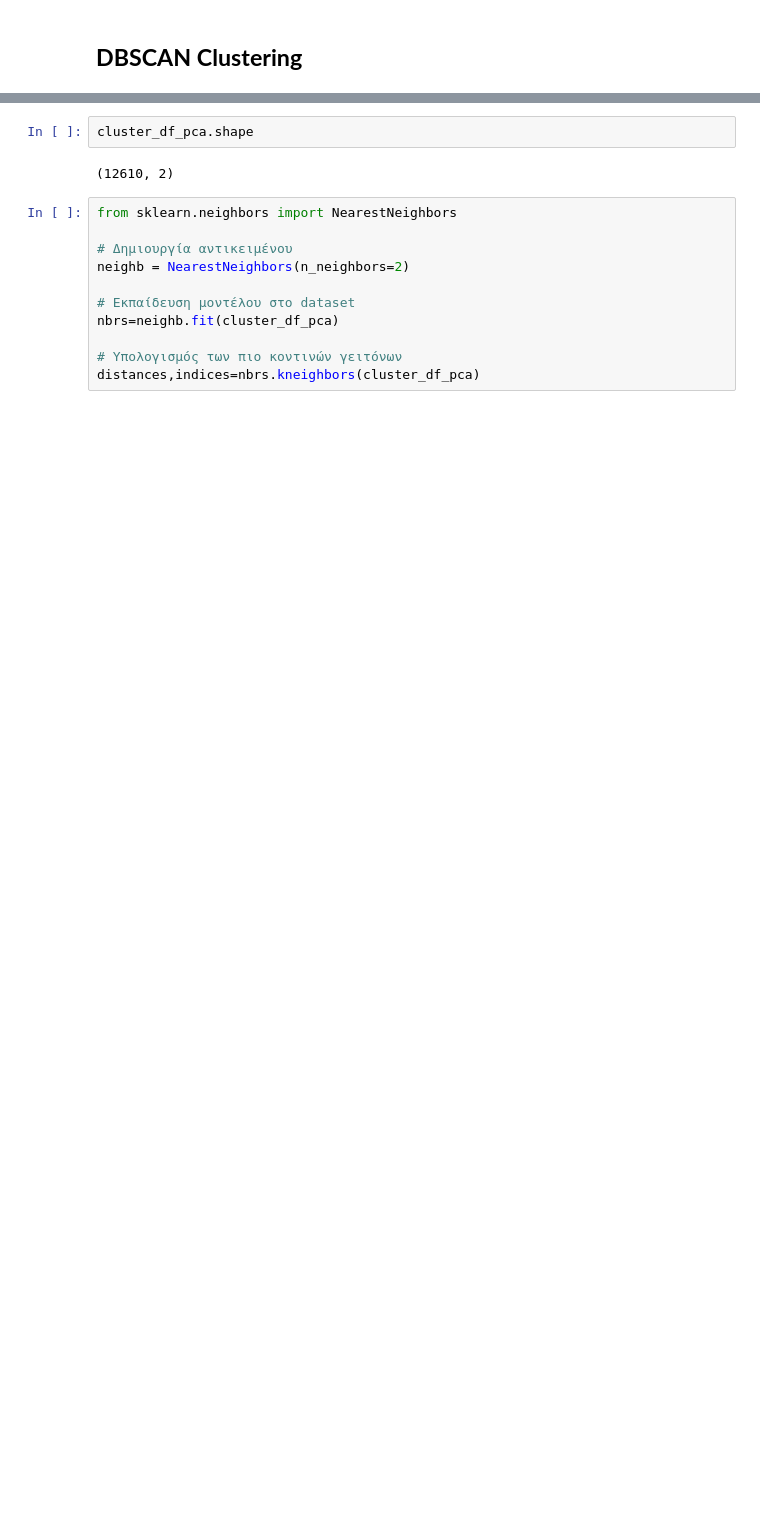
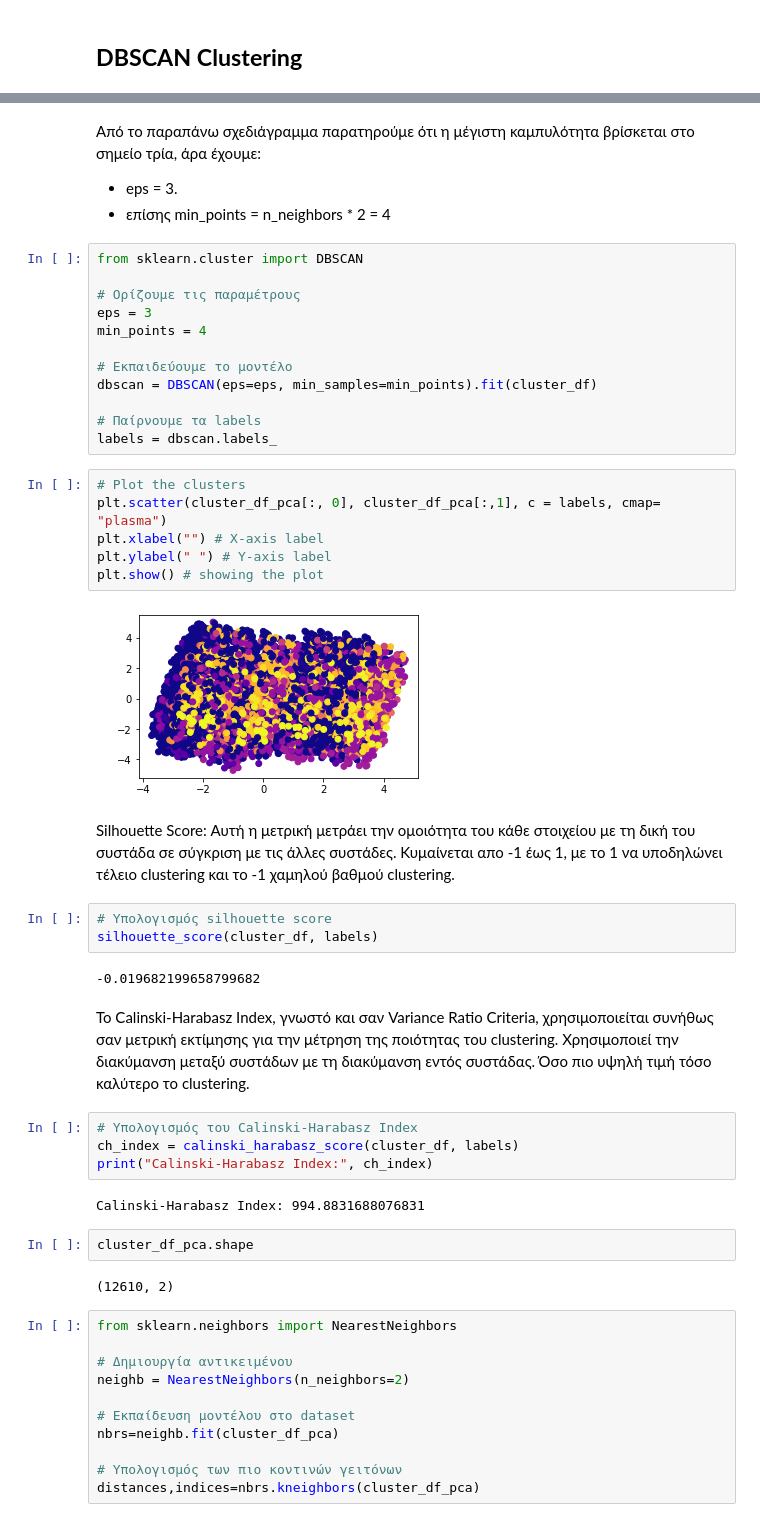
Before and after one commit to Maagnitude/coupon-recommend-models, a Jupyter notebook: coupon_recommend_models.ipynb, the cells around one changed output, grey strips where cells are left out. Saved outputs shown, nothing was run; the diff lists cells and outputs as text; blank space fills up the shorter version.

```diff
--- a/coupon_recommend_models.ipynb
+++ b/coupon_recommend_models.ipynb
@@ -880,3 +912,42 @@ To calculate the value of Eps, we shall calculate the distance between each data
+# %% [markdown]
+Από το παραπάνω σχεδιάγραμμα παρατηρούμε ότι η μέγιστη καμπυλότητα βρίσκεται στο σημείο τρία, άρα έχουμε:
+* eps = 3.
+* επίσης min_points = n_neighbors * 2 = 4
+# %%
+from sklearn.cluster import DBSCAN
+
+# Ορίζουμε τις παραμέτρους
+eps = 3
+min_points = 4
+
+# Εκπαιδεύουμε το μοντέλο
+dbscan = DBSCAN(eps=eps, min_samples=min_points).fit(cluster_df)
+
+# Παίρνουμε τα labels
+labels = dbscan.labels_
+# %%
+# Plot the clusters
+plt.scatter(cluster_df_pca[:, 0], cluster_df_pca[:,1], c = labels, cmap= "plasma")
+plt.xlabel("") # X-axis label
+plt.ylabel(" ") # Y-axis label
+plt.show() # showing the plot
+# %% [output]
+[figure, added]
+# %% [markdown]
+Silhouette Score: Αυτή η μετρική μετράει την ομοιότητα του κάθε στοιχείου με τη δική του συστάδα σε σύγκριση με τις άλλες συστάδες. Κυμαίνεται απο -1 έως 1, με το 1 να υποδηλώνει τέλειο clustering και το -1 χαμηλού βαθμού clustering.
+# %%
+# Υπολογισμός silhouette score
+silhouette_score(cluster_df, labels)
+# %% [output]
+-0.019682199658799682
+# %% [markdown]
+Το Calinski-Harabasz Index, γνωστό και σαν Variance Ratio Criteria, χρησιμοποιείται συνήθως σαν μετρική εκτίμησης για την μέτρηση της ποιότητας του clustering. Χρησιμοποιεί την διακύμανση μεταξύ συστάδων με τη διακύμανση εντός συστάδας. Όσο πιο υψηλή τιμή τόσο καλύτερο το clustering.
+# %%
+# Υπολογισμός του Calinski-Harabasz Index
+ch_index = calinski_harabasz_score(cluster_df, labels)
+print("Calinski-Harabasz Index:", ch_index)
+# %% [output]
+Calinski-Harabasz Index: 994.8831688076831
 # %%
 cluster_df_pca.shape
 # %% [output]
```
Also changed, not shown: parts of 31 cells of this notebook.
